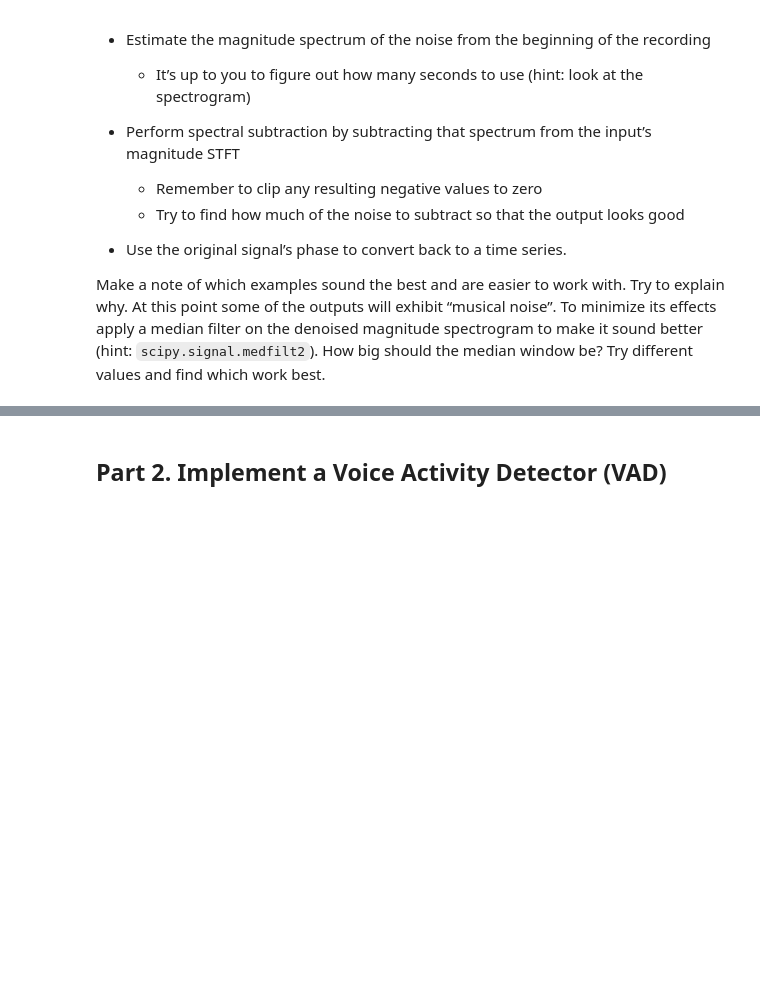
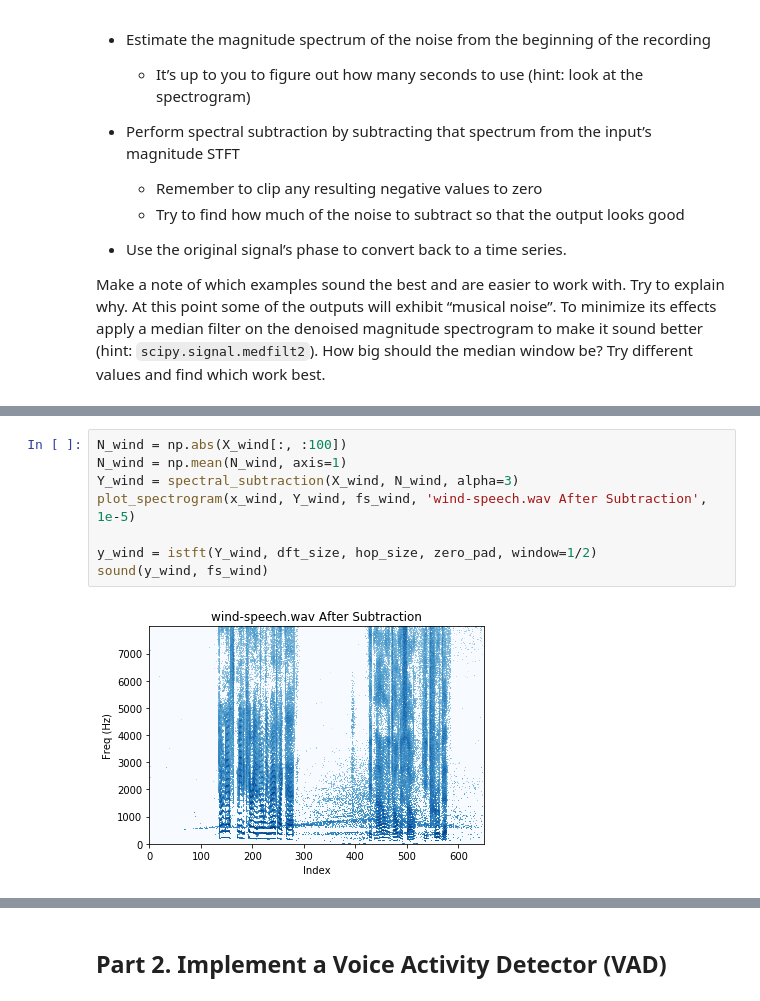
Before and after one commit to taiyingchen/CS498PS, a Jupyter notebook: Lab_6.ipynb, the cells around one changed output, grey strips where cells are left out. Drawn from its saved outputs; the diff is of its cells as text; blank space fills up the shorter version.

```diff
--- a/Lab_6.ipynb
+++ b/Lab_6.ipynb
@@ -30,0 +145,10 @@ raise NotImplementedError()
+# %%
+N_wind = np.abs(X_wind[:, :100])
+N_wind = np.mean(N_wind, axis=1)
+Y_wind = spectral_subtraction(X_wind, N_wind, alpha=3)
+plot_spectrogram(x_wind, Y_wind, fs_wind, 'wind-speech.wav After Subtraction', 1e-5)
+
+y_wind = istft(Y_wind, dft_size, hop_size, zero_pad, window=1/2)
+sound(y_wind, fs_wind)
+# %% [output]
+[figure, added]
```
Also changed, not shown: parts of 11 cells of this notebook.
